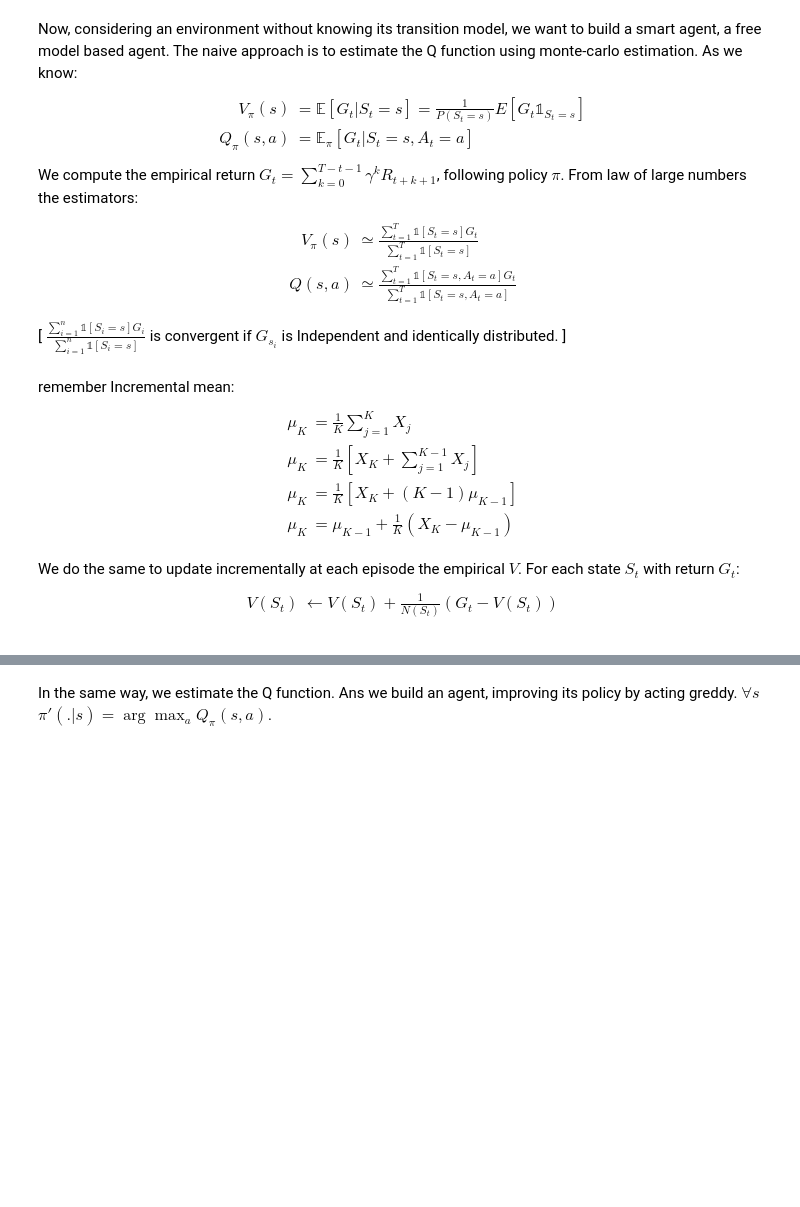
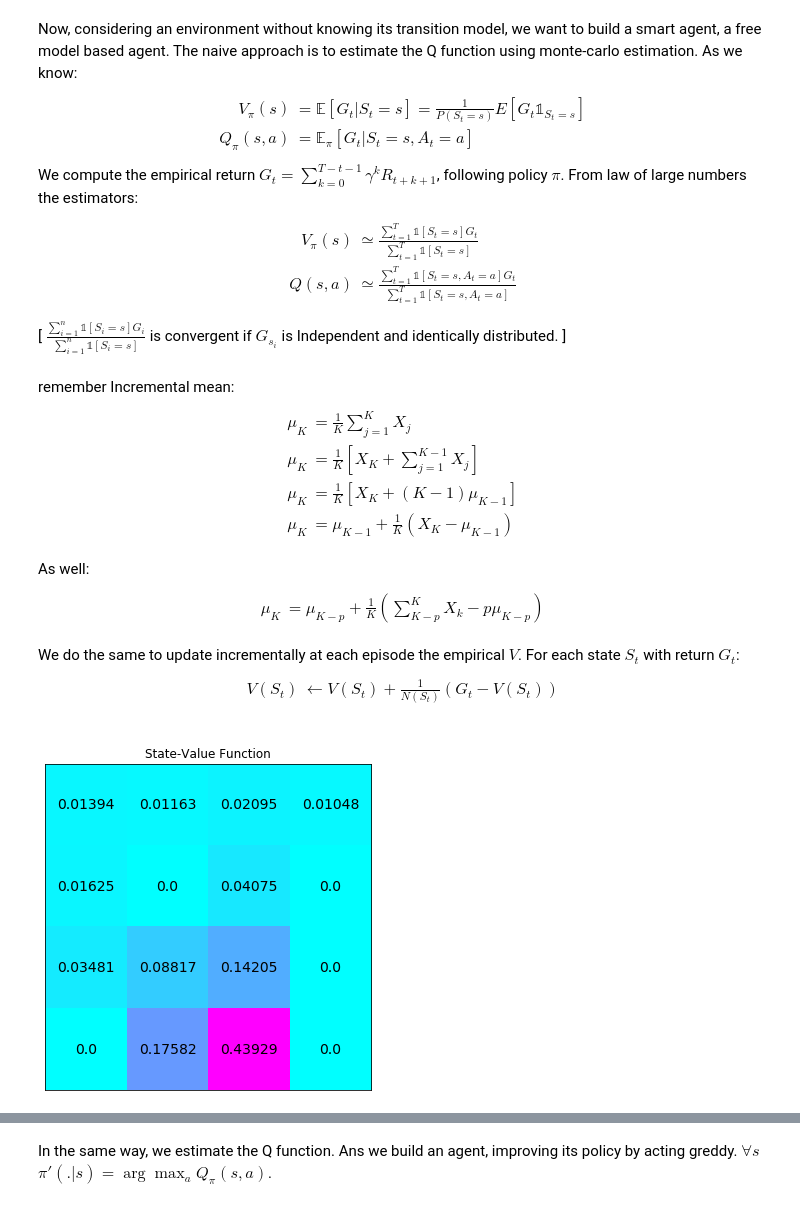
Before and after one commit to racousin/rl_introduction, a Jupyter notebook: notebooks/III) Temporal-Difference.ipynb, the cells around one changed output, grey strips where cells are left out. Saved outputs shown, nothing was run; the diff lists cells and outputs as text; code cells hidden in the pictures; blank space fills up the shorter version.

```diff
--- a/notebooks/III) Temporal-Difference.ipynb
+++ b/notebooks/III) Temporal-Difference.ipynb
@@ -9,14 +18,10 @@ env = gym.make('NChain-v0')
 # %%
 class MyRandomAgent(Agent):
-    def __init__(self, env, is_deterministic = False):
+    def __init__(self, env):
         super().__init__(env)
         self.policy = np.ones([self.env.observation_space.n, self.env.action_space.n]) / self.env.action_space.n
-        self.is_deterministic = is_deterministic
     def act(self, state):
-        if self.is_deterministic:
-            action = np.argmax(self.policy[state])
-        else:
-            action = np.random.choice(np.arange(self.env.action_space.n),p=self.policy[state])
+        action = np.random.choice(np.arange(self.env.action_space.n),p=self.policy[state])
         return action
 # %% [markdown]
 # Monte-Carlo Methods
@@ -49,8 +54,42 @@ remember Incremental mean:
 \mu_K &= \frac{1}{K}[X_K + (K-1)\mu_{K-1}]\\
 \mu_K &= \mu_{K-1} + \frac{1}{K}(X_K -\mu_{K-1})\\
 \end{aligned}
+As well:
+\begin{aligned}
+\mu_K &= \mu_{K-p} + \frac{1}{K}(\sum_{K-p}^K X_k - p\mu_{K-p})\\
+\end{aligned}
 We do the same to update incrementally at each episode the empirical $V$. For each state $S_t$ with return $G_t$:
 \begin{aligned}
 V(S_t) &\leftarrow V(S_t) + \frac{1}{N(S_t)}(G_t -V(S_t))\\
 \end{aligned}
+# %%
+def policy_evaluation(env, policy, gamma=1, theta=1e-8):
+    V = np.zeros(env.observation_space.n)
+    while True:
+        delta = 0
+        for s in range(env.observation_space.n):
+            Vs = 0
+            for a, action_prob in enumerate(policy[s]):
+                for prob, next_state, reward, done in env.P[s][a]:
+                    Vs += action_prob * prob * (reward + gamma * V[next_state])
+            delta = max(delta, np.abs(V[s]-Vs))
+            V[s] = Vs
+        if delta < theta:
+            break
+    return V
+
+def policy_improvement(env, V, gamma=1):
+    policy = np.zeros([env.nS, env.nA]) / env.nA
+    for s in range(env.nS):
+        q = q_from_v(env, V, s, gamma)
+        best_a = np.argwhere(q==np.max(q)).flatten()
+        policy[s] = np.sum([np.eye(env.nA)[i] for i in best_a], axis=0)/len(best_a)
+
+    return policy
+# %%
+rand_agent = MyRandomAgent(env)
+V = policy_evaluation(env, rand_agent.policy)
+plot_values_lake(V)
+# %% [output]
+[figure, added]
 # %%
```
Also changed, not shown: parts of 25 cells of this notebook, 2 other files.
